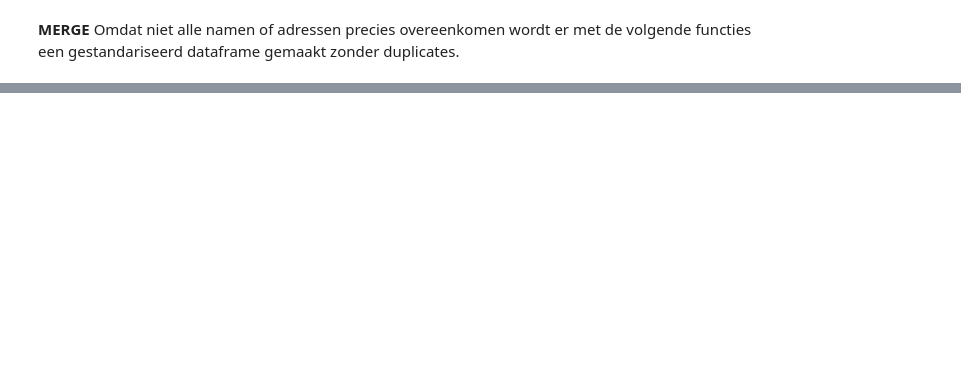
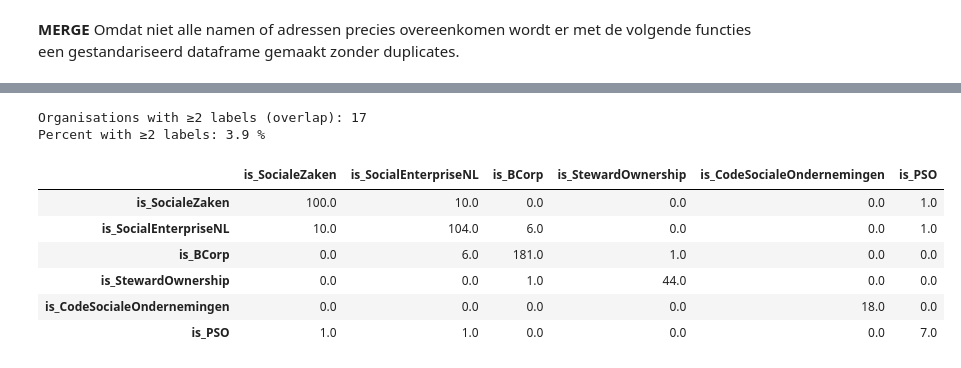
Before and after one commit to Rmjvanengelen/Impact-data-scraper, a Jupyter notebook: Scraper_impact.ipynb, the cells around one changed output, grey strips where cells are left out. Cells and saved outputs as stored; diff of their text form; code cells hidden in the pictures; blank space fills up the shorter version.

```diff
--- a/Scraper_impact.ipynb
+++ b/Scraper_impact.ipynb
@@ -554,0 +626,32 @@ np.int64(0)
+# %%
+master["label_count"] = master[label_cols].sum(axis=1)
+
+overlap_stats = master["label_count"].value_counts().sort_index()
+overlap_stats_pct = (overlap_stats / n_total * 100).round(1)
+
+pd.DataFrame({
+    "organisations": overlap_stats,
+    "percent": overlap_stats_pct
+})
+print("Organisations with ≥2 labels (overlap):", int((master["label_count"] >= 2).sum()))
+print("Percent with ≥2 labels:", round((master["label_count"] >= 2).mean() * 100, 1), "%")
+# %% [output]
+Organisations with ≥2 labels (overlap): 17
+Percent with ≥2 labels: 3.9 %
+# %%
+# Pairwise overlap counts: A ∩ B
+pairwise = pd.DataFrame(index=label_cols, columns=label_cols, dtype=int)
+
+for a in label_cols:
+    for b in label_cols:
+        pairwise.loc[a, b] = int(((master[a] == 1) & (master[b] == 1)).sum())
+
+pairwise
+# %% [output]
+|  | is_SocialeZaken | is_SocialEnterpriseNL | is_BCorp | is_StewardOwnership | is_CodeSocialeOndernemingen | is_PSO |
+| is_SocialeZaken | 100.0 | 10.0 | 0.0 | 0.0 | 0.0 | 1.0 |
+| is_SocialEnterpriseNL | 10.0 | 104.0 | 6.0 | 0.0 | 0.0 | 1.0 |
+| is_BCorp | 0.0 | 6.0 | 181.0 | 1.0 | 0.0 | 0.0 |
+| is_StewardOwnership | 0.0 | 0.0 | 1.0 | 44.0 | 0.0 | 0.0 |
+| is_CodeSocialeOndernemingen | 0.0 | 0.0 | 0.0 | 0.0 | 18.0 | 0.0 |
+| is_PSO | 1.0 | 1.0 | 0.0 | 0.0 | 0.0 | 7.0 |
```
Also changed, not shown: parts of 22 cells of this notebook, 3 other files.
